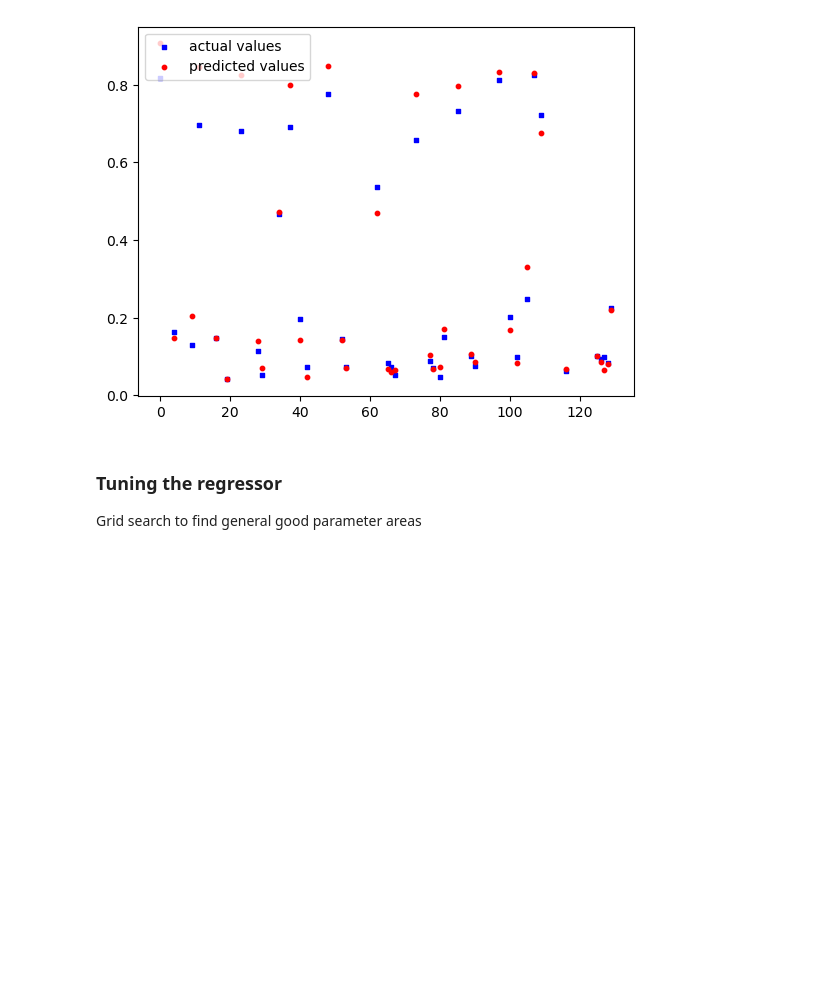
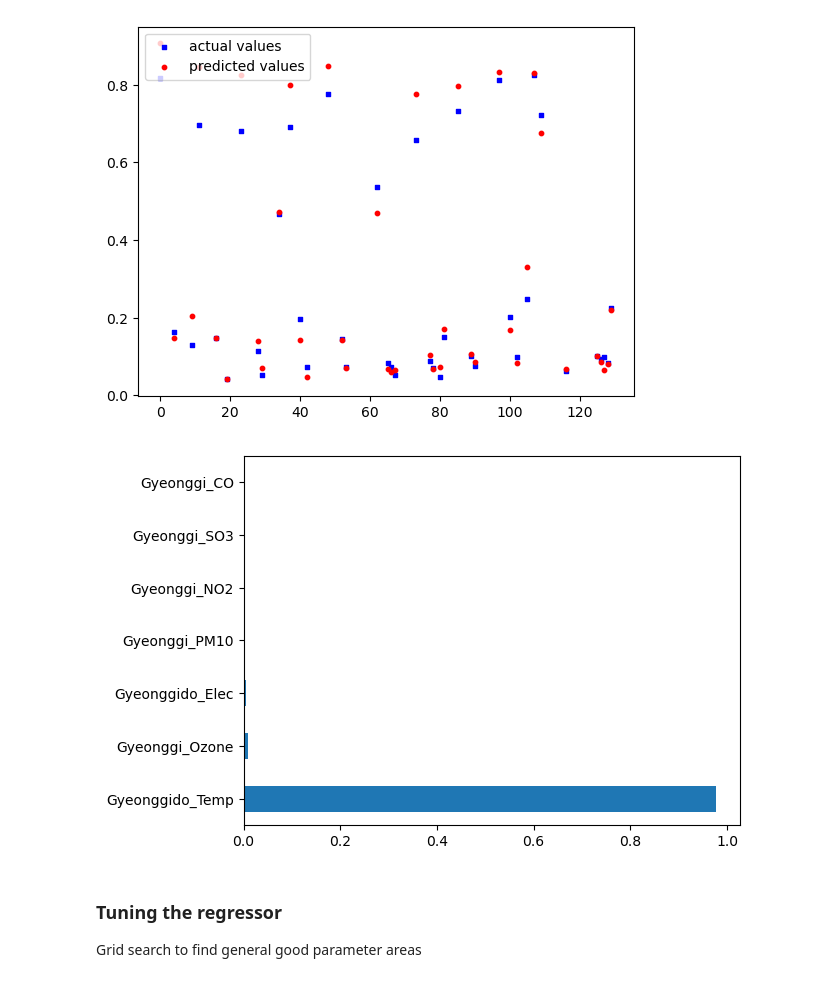
Before and after one commit to kevinjin21/AIMLProjects, a Jupyter notebook: Capstone/Modeling.ipynb, the cells around one changed output. Drawn from its saved outputs; the diff is of its cells as text; code cells hidden in the pictures; blank space fills up the shorter version.

```diff
--- a/Capstone/Modeling.ipynb
+++ b/Capstone/Modeling.ipynb
@@ -452,6 +483,12 @@ plt.legend(loc='upper left')
 plt.show()
 # %% [output]
 [figure]
+# %%
+importances = pd.Series(forest.feature_importances_, index=X_train.columns)
+importances.nlargest(7).plot(kind='barh')
+plt.show()
+# %% [output]
+[figure, added]
 # %% [markdown]
 ### Tuning the regressor
 Grid search to find general good parameter areas
```
Also changed, not shown: parts of 67 cells of this notebook.
